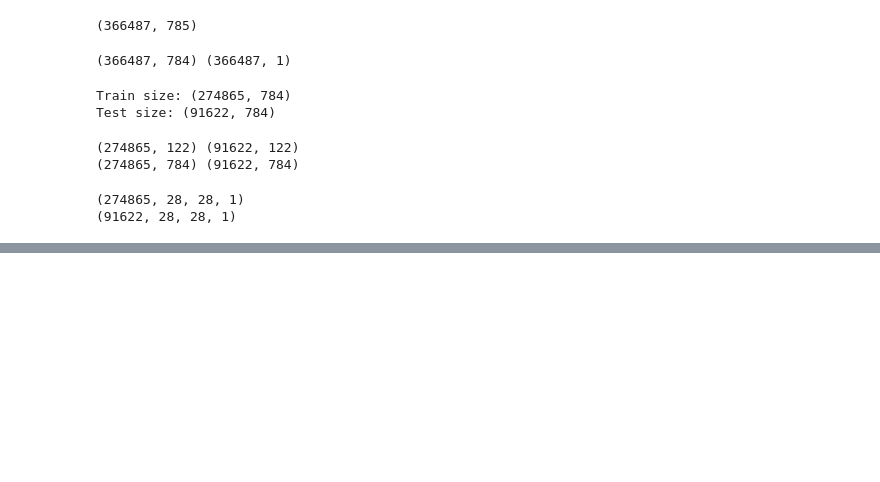
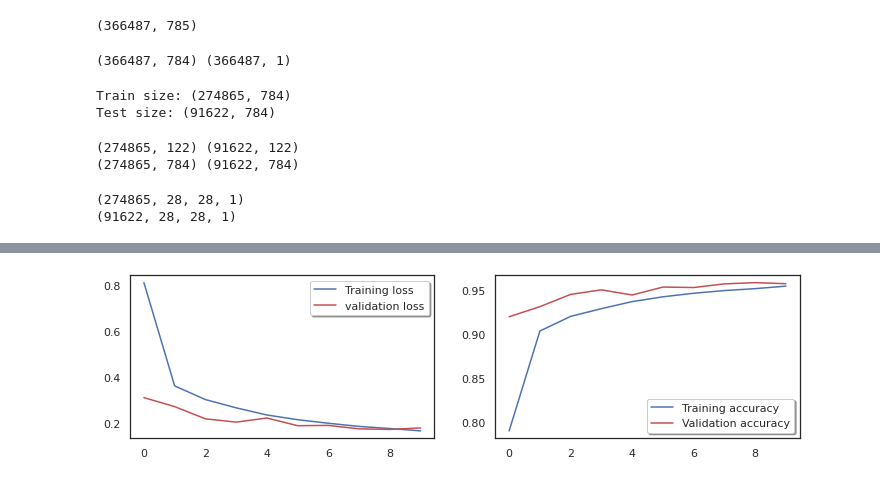
Before and after one commit to amitkbiswas0/ocr-cnn, a Jupyter notebook: ocr_cnn.ipynb, the cells around one changed output, grey strips where cells are left out. Drawn from its saved outputs; the diff is of its cells as text; code cells hidden in the pictures; blank space fills up the shorter version.

```diff
--- a/ocr_cnn.ipynb
+++ b/ocr_cnn.ipynb
@@ -143,11 +141,12 @@ Trainable params: 1,740,826
 Non-trainable params: 256
 __________________________________________________________________________________________________
 None
+# %%
+model_chkpt = ModelCheckpoint('best_mod.h5', save_best_only=True, monitor='accuracy')
+early_stopping = EarlyStopping(monitor='loss', restore_best_weights=False, patience=10)
 # %%
-optimizer = Adam(learning_rate=0.001)
-model.compile(loss="categorical_crossentropy", optimizer=optimizer, metrics=["accuracy"])
-model.fit(x_train, y_train, validation_data=(x_test, y_test), epochs=10, batch_size=128)
-model.save('ocr_cnn.h5')
+training_history = model.fit(x_train, y_train, validation_data=(x_test, y_test), epochs=10, batch_size=128, callbacks=[model_chkpt, early_stopping])
+model.save('ocr_cnn_trained.h5')
 # %% [output]
 Train on 274865 samples, validate on 91622 samples
 Epoch 1/10
@@ -169,0 +168,11 @@ Epoch 10/10
+# %%
+fig, ax = plt.subplots(1,2, figsize=(12, 3))
+ax[0].plot(training_history.history['loss'], color='b', label="Training loss")
+ax[0].plot(training_history.history['val_loss'], color='r', label="validation loss",axes =ax[0])
+legend = ax[0].legend(loc='best', shadow=True)
+
+ax[1].plot(training_history.history['accuracy'], color='b', label="Training accuracy")
+ax[1].plot(training_history.history['val_accuracy'], color='r',label="Validation accuracy")
+legend = ax[1].legend(loc='best', shadow=True)
+# %% [output]
+[figure, added]
```
Also changed, not shown: parts of 5 cells of this notebook.
